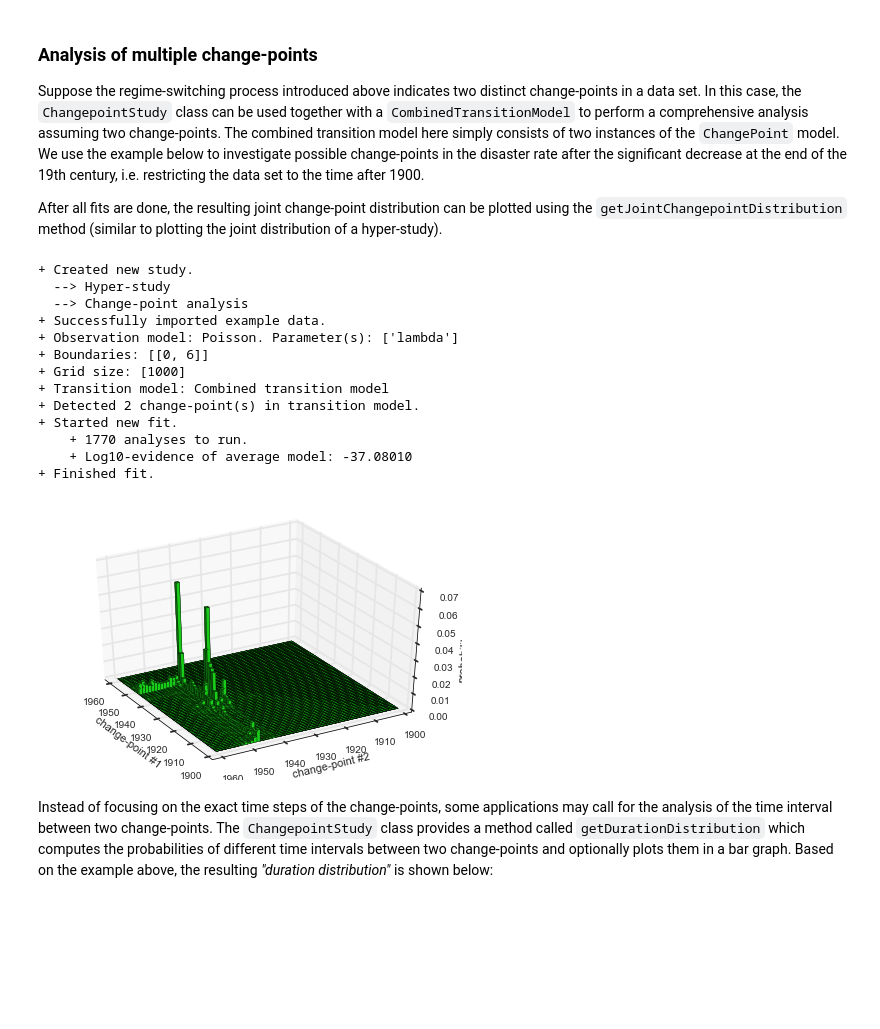
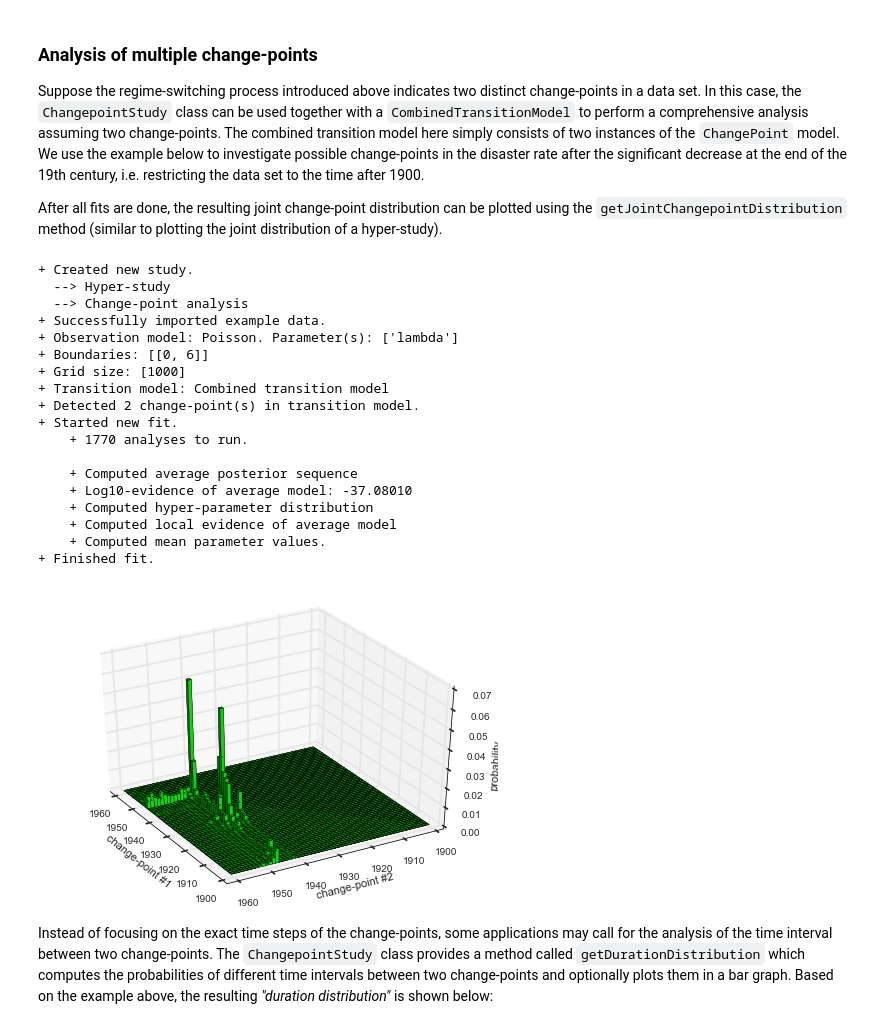
Before and after one commit to christophmark/bayesloop, a Jupyter notebook: docs/source/tutorials/changepointstudy.ipynb, the cells around one changed output. Drawn from its saved outputs; the diff is of its cells as text; code cells hidden in the pictures; blank space fills up the shorter version.

```diff
--- a/docs/source/tutorials/changepointstudy.ipynb
+++ b/docs/source/tutorials/changepointstudy.ipynb
@@ -130,35 +131,40 @@ S.setGrid([[0, 6, 1000]])
 mask = S.rawTimestamps > 1900 # select timestamps greater than the year 1900
 S.rawTimestamps = S.rawTimestamps[mask]
 S.rawData = S.rawData[mask]
 
 T = bl.tm.CombinedTransitionModel(bl.tm.ChangePoint(tChange=20),
                                   bl.tm.ChangePoint(tChange=40))
 
 S.setTransitionModel(T)
-S.fit(silent=True)
+S.fit()
 
 S.getJointChangepointDistribution(indices=[0, 1], plot=True, color=[0.1, 0.8, 0.1])
 plt.xlim([1899, 1962])
 plt.ylim([1899, 1962])
 
 # set proper view-point
 ax = plt.gca()
 ax.view_init(elev=35, azim=150)
 # %% [output]
 + Created new study.
   --> Hyper-study
   --> Change-point analysis
 + Successfully imported example data.
 + Observation model: Poisson. Parameter(s): ['lambda']
 + Boundaries: [[0, 6]]
 + Grid size: [1000]
 + Transition model: Combined transition model
 + Detected 2 change-point(s) in transition model.
 + Started new fit.
     + 1770 analyses to run.
+
+    + Computed average posterior sequence
     + Log10-evidence of average model: -37.08010
+    + Computed hyper-parameter distribution
+    + Computed local evidence of average model
+    + Computed mean parameter values.
 + Finished fit.
-[figure, old version]
+[figure, new version]
 # %% [markdown]
 Instead of focusing on the exact time steps of the change-points, some applications may call for the analysis of the time interval between two change-points. The `ChangepointStudy` class provides a method called `getDurationDistribution` which computes the probabilities of different time intervals between two change-points and optionally plots them in a bar graph. Based on the example above, the resulting *"duration distribution"* is shown below:
 # %%
```
Also changed, not shown: parts of 2 cells of this notebook, 4 other files.
